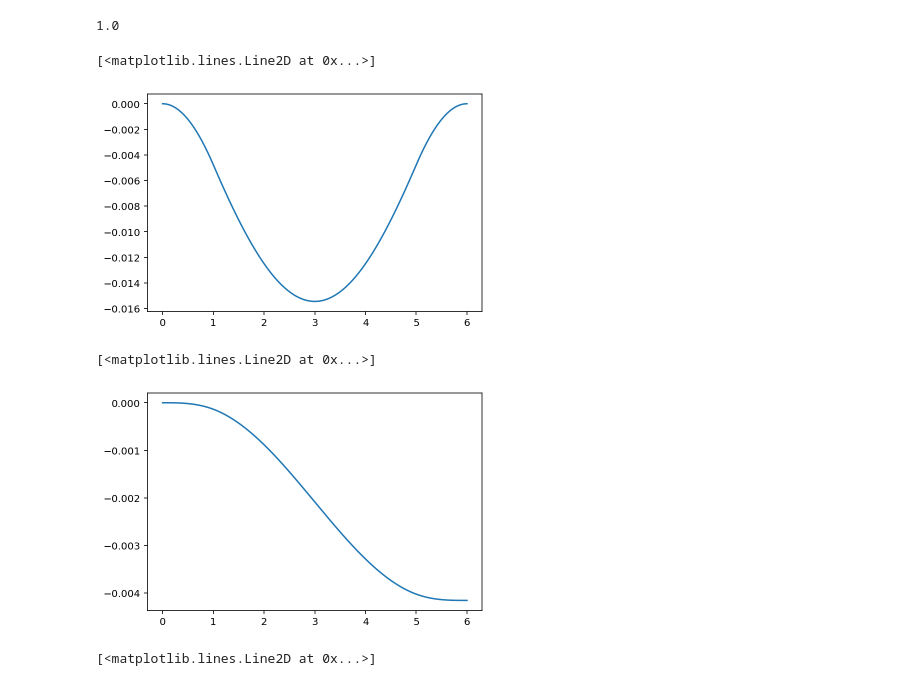
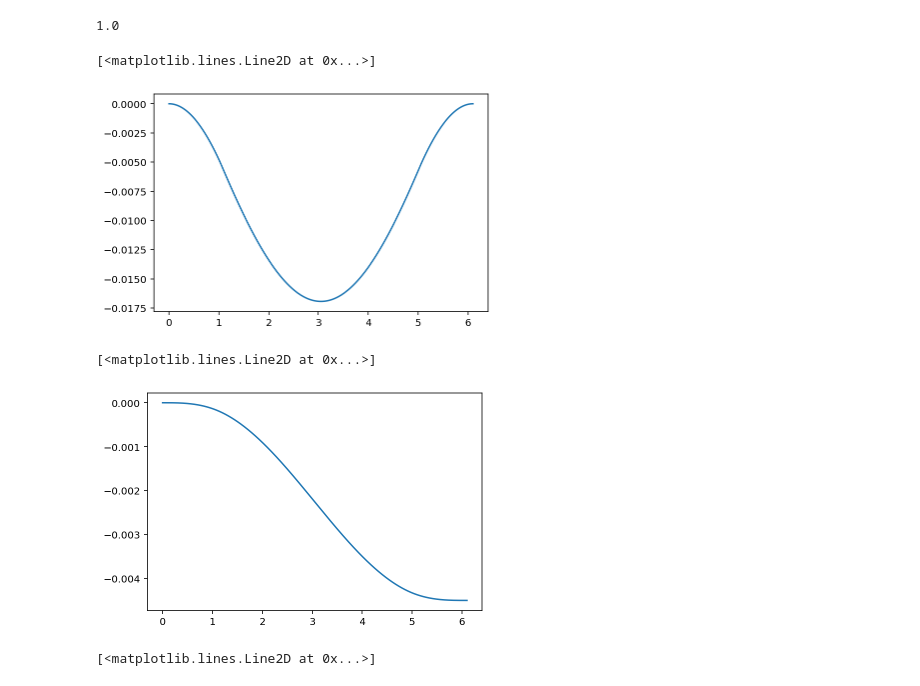
Before and after one commit to eric-heiden/panda-force, a Jupyter notebook: Vertical Cutting Velocity.ipynb, the cells around one changed output. Saved outputs shown, nothing was run; the diff lists cells and outputs as text; code cells hidden in the pictures.

```diff
--- a/Vertical Cutting Velocity.ipynb
+++ b/Vertical Cutting Velocity.ipynb
@@ -12,7 +12,8 @@ def sigmoid(x, kappa=1.0):
 def cosine(x, kappa=1.0):
     return
 # %%
-xs = np.linspace(0.0, 6.0, 500)
+time_max = 6.1
+xs = np.linspace(0.0, time_max, 500)
 kappa = 2.0
 v_z = -0.05
 dt = 0.001
@@ -51,16 +47,17 @@ sigmoid_step(2.0)
 # %% [output]
 1.0
 # %%
-trajectory = np.array([-0.05 * (sigmoid_step(x, 0.2) + sigmoid_step(6.0-x, 0.2) - 1.0) for x in xs])
+v_z = -0.05
+trajectory = np.array([v_z * (sigmoid_step(x, 0.2) + sigmoid_step(time_max-x, 0.2) - 1.0) for x in xs])
 plt.plot(xs, trajectory)
 # %% [output]
 [<matplotlib.lines.Line2D at 0x...>]
-[figure, old version]
+[figure, new version]
 # %%
 plt.plot(xs, np.cumsum(trajectory * dt))
 # %% [output]
 [<matplotlib.lines.Line2D at 0x...>]
-[figure, old version]
+[figure, new version]
 # %%
 def franka_step(time):
     cycle = math.floor(math.pow(-1.0, (time - math.fmod(time, 6.0)) / 6.0))
```
Also changed, not shown: parts of 2 cells of this notebook, 2 other files.
